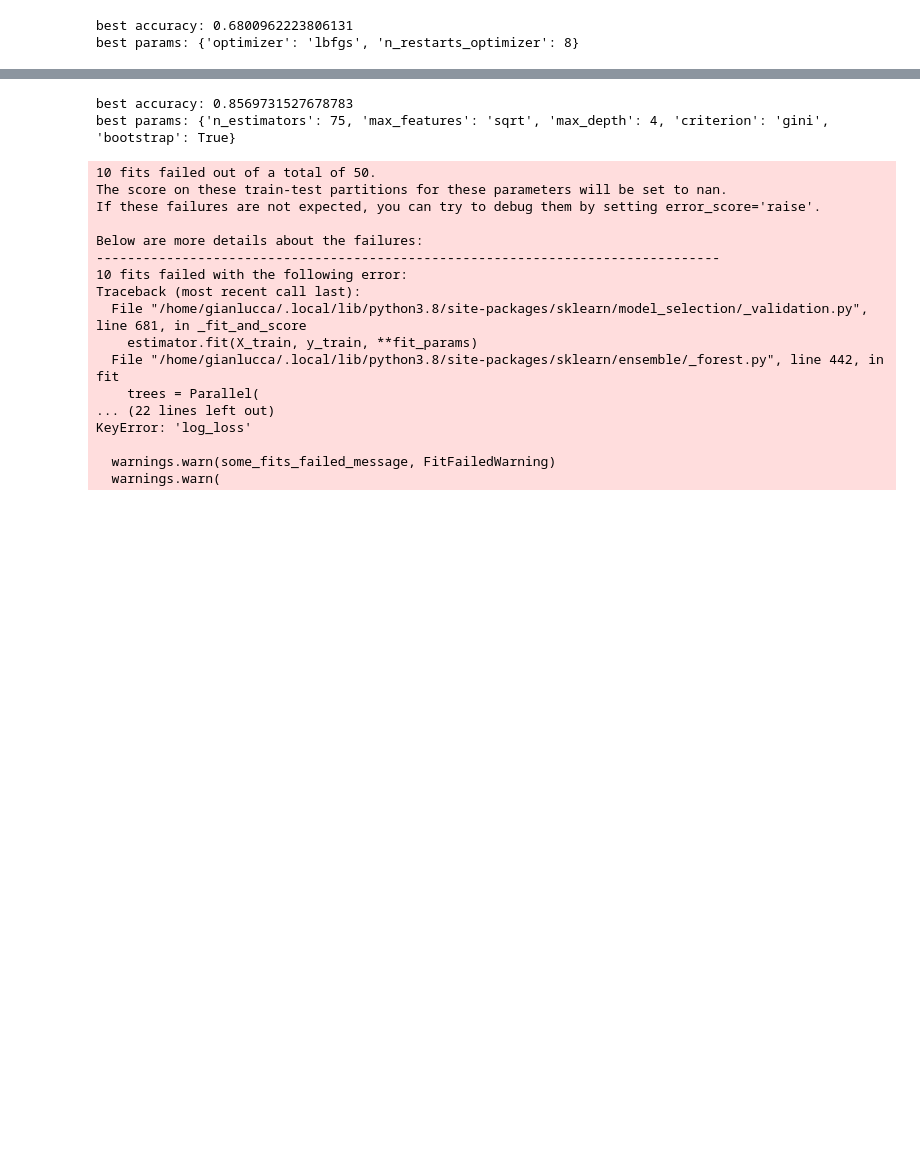
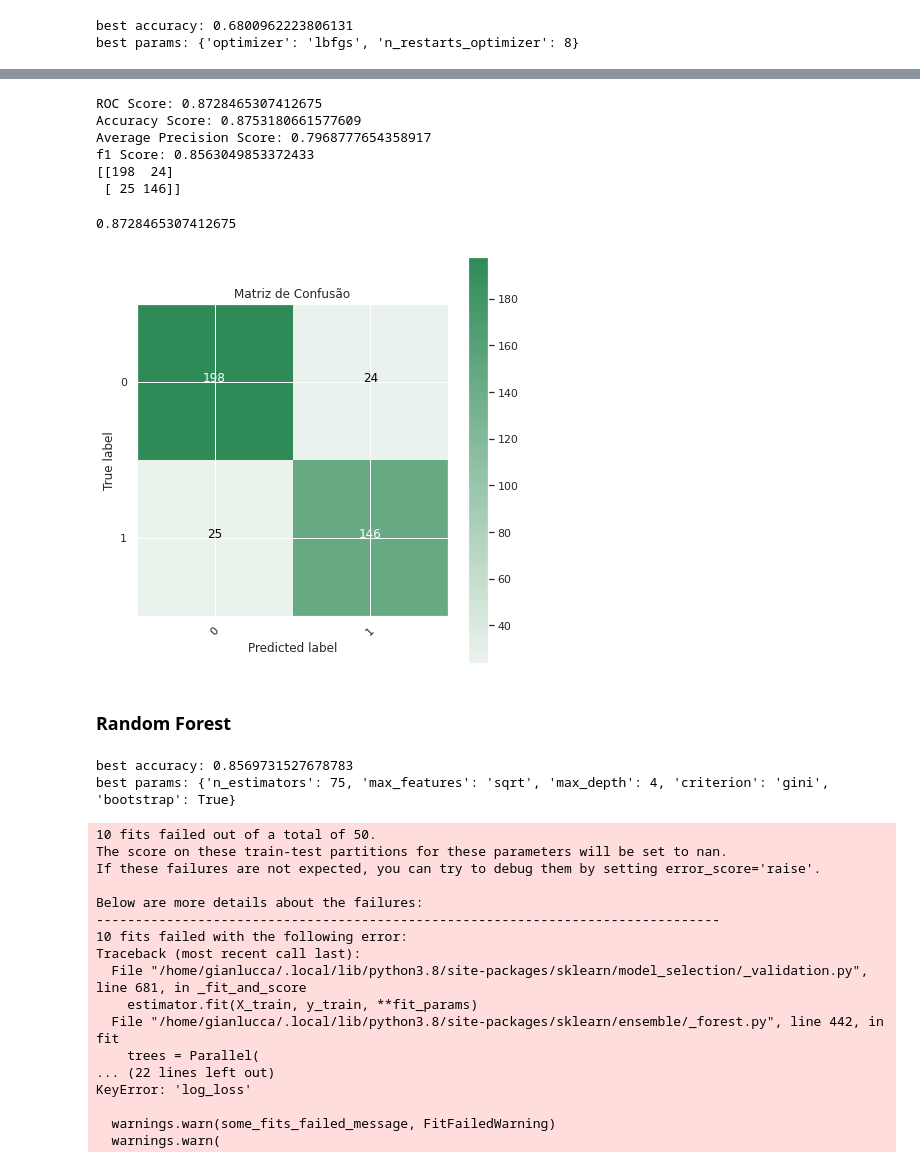
Before and after one commit to GDevigili/machine-learning-coursework, a Jupyter notebook: main.ipynb, the cells around one changed output, grey strips where cells are left out. Cells and saved outputs as stored; diff of their text form; code cells hidden in the pictures; blank space fills up the shorter version.

```diff
--- a/main.ipynb
+++ b/main.ipynb
@@ -740,0 +754,16 @@ best params: {'optimizer': 'lbfgs', 'n_restarts_optimizer': 8}
+# %%
+from sklearn.tree import DecisionTreeClassifier
+
+params = {
+    'criterion': ['gini', 'entropy', 'los_loss'],
+    'splitter': ['best', 'random'],
+    'max_depth': [None, 2, 3, 4, 5, 6, 7, 8, 9, 10],
+    'min_samples_split': [2, 3, 4, 5, 6, 7, 8, 9, 10],
+    'min_samples_leaf': [1, 2, 3, 4, 5, 6, 7, 8, 9, 10],
+    'min_weight_fraction_leaf': [0.0, 0.1, 0.2, 0.3, 0.4, 0.5, 0.6, 0.7, 0.8, 0.9, 1.0],
+}
+
+choose_decision_tree = model_selection.RandomizedSearchCV(DecisionTreeClassifier(), params, cv=5, scoring='accuracy', n_jobs=-1).fit(x_train, y_train)
+
+print(f'best accuracy: {choose_decision_tree.best_score_}')
+print(f'best params: {choose_decision_tree.best_params_}')
@@ -741,3 +790,25 @@ best params: {'optimizer': 'lbfgs', 'n_restarts_optimizer': 8}
+# %%
+best_decision_tree = DecisionTreeClassifier(
+    criterion=choose_decision_tree.best_estimator_.criterion,
+    splitter=choose_decision_tree.best_estimator_.splitter,
+    max_depth=choose_decision_tree.best_estimator_.max_depth,
+    min_samples_split=choose_decision_tree.best_estimator_.min_samples_split,
+    min_samples_leaf=choose_decision_tree.best_estimator_.min_samples_leaf,
+    min_weight_fraction_leaf=choose_decision_tree.best_estimator_.min_weight_fraction_leaf,
+).fit(x_train, y_train)
+
+classifier_evaluation(best_decision_tree, x_test, y_test)
+# %% [output]
+ROC Score: 0.8728465307412675
+Accuracy Score: 0.8753180661577609
+Average Precision Score: 0.7968777654358917
+f1 Score: 0.8563049853372433
+[[198  24]
+ [ 25 146]]
+0.8728465307412675
+[figure, added]
+# %% [markdown]
+### Random Forest
 # %%
 from sklearn.ensemble import RandomForestClassifier
 
```
Also changed, not shown: parts of 19 cells of this notebook.
